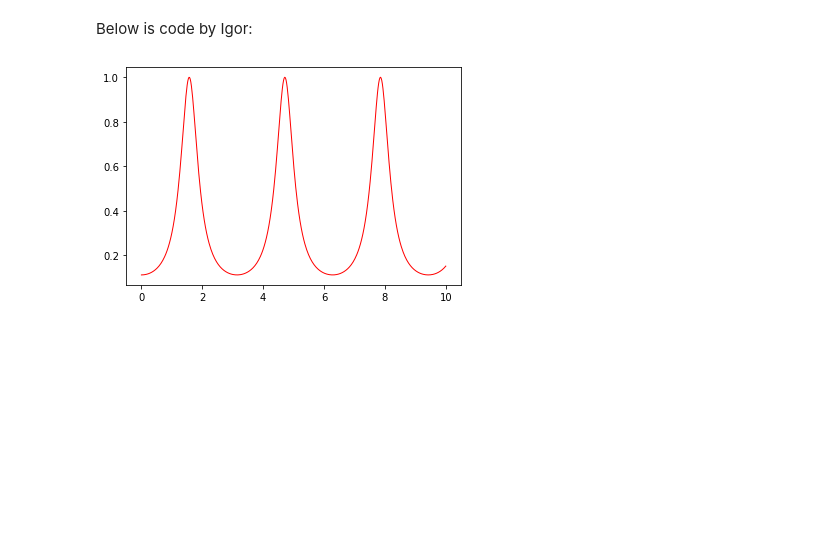
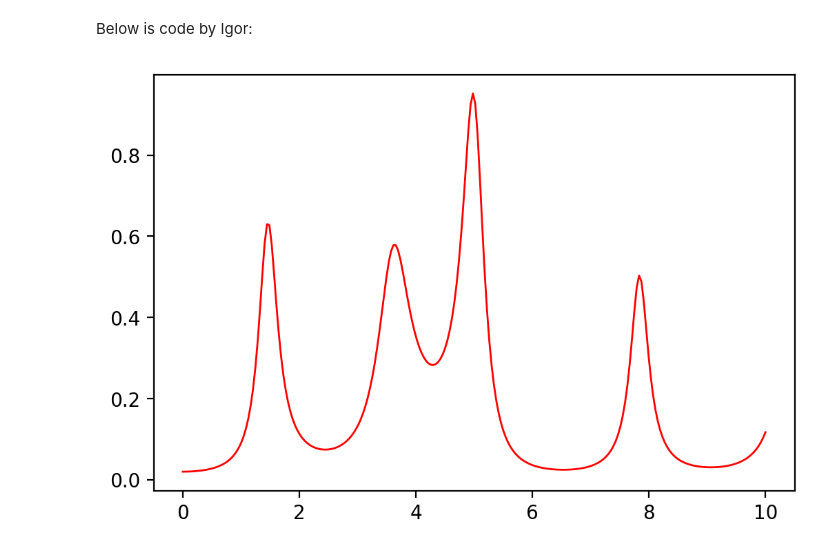
Before and after one commit to MKarnyUW/ZPS, a Jupyter notebook: Model tests/Test Notebook.ipynb, the cells around one changed output. Cells and saved outputs as stored; diff of their text form; code cells hidden in the pictures; blank space fills up the shorter version.

```diff
--- a/Model tests/Test Notebook.ipynb
+++ b/Model tests/Test Notebook.ipynb
@@ -2,31 +2,44 @@
 This is an example notebook to test stuff
 # %% [markdown]
 Below is code by Igor:
+# %%
+#Transmittance and Reflectiveness of the mirrors
+T = 2**-0.5
+R = 2**-0.5
+#Start and end of the plot
+plot_start = 0
+plot_end = 10
+#All the mirror locations
+mirrors = [0,1,2**0.5]
 # %%
 import numpy as np
 import matplotlib.pyplot as plt
-import cmath as cm
 
-def transmitance(mirror,pos,k):
-    lengths=[]
+def tr_new(t1,r1,t2,r2):
+    return t1*t2/(1+np.conjugate(r1)*r2*t1/np.conjugate(t1)),r1+t1*t1*r2/(1+np.conjugate(r1)*r2*t1/np.conjugate(t1))
+
+def transmitance(tm,rm,pos):
+    dist=[]
     for i in range(len(pos)-1):
-        lengths.append(pos[i+1]-pos[i])
-    op=[mirror]
-    for x in lengths:
-        op.append([[cm.exp(x*k*1j),0],[0,cm.exp(-x*k*1j)]])
-        op.append(mirror)
-    M=np.linalg.multi_dot(op)
-    T=1./(abs(np.dot(np.linalg.inv(M),[1,0])[0])**2)
+        dist.append(pos[i+1]-pos[i])
+    def T(k):
+        t,r=tm,rm
+        for l in dist:
+            t,r=tr_new(t,r,np.exp(l*k*1j),0)
+            t,r=tr_new(t,r,tm,rm)
+        return abs(t)**2
     return T
 
-def plot(mirror,pos,kmin,kmax):
-    kspace=np.linspace(kmin,kmax,500)
+def plot(t,r,pos,kmin,kmax):
+    T=transmitance(t,r,pos)
+    kspace=np.linspace(kmin,kmax,250)
     Tspace=[]
     for k in kspace:
-        Tspace.append(transmitance(mirror,pos,k))
+        Tspace.append(T(k))
+    plt.figure(dpi=200)
     plt.plot(kspace,Tspace,color='r',linestyle='-',linewidth=1)
     plt.show()
 
-plot([[np.sqrt(2),1],[1,np.sqrt(2)]],[0,1],0,10)
+plot(T,R,mirrors,plot_start,plot_end)
 # %% [output]
-[figure, old version]
+[figure, new version]
```
Also changed, not shown: parts of 2 cells of this notebook.
